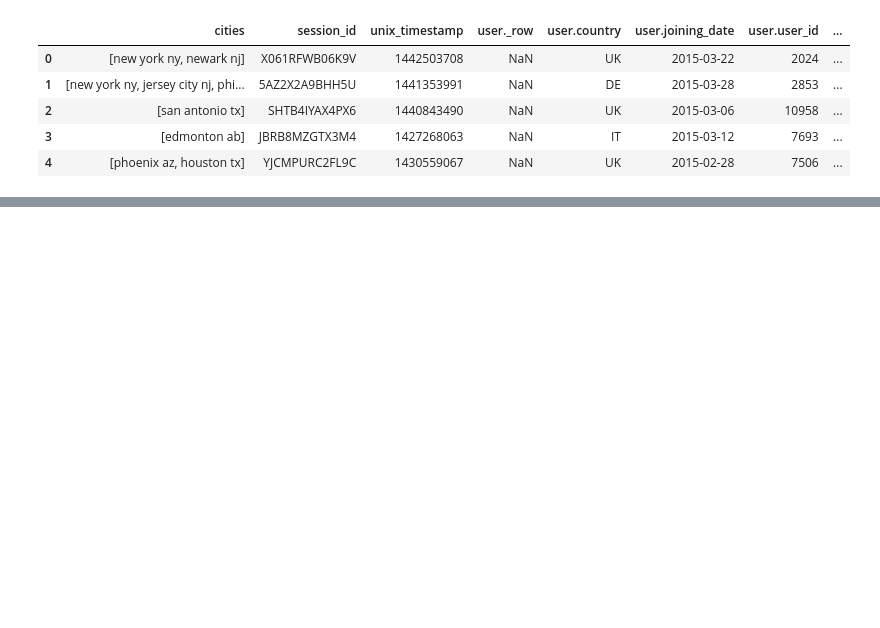
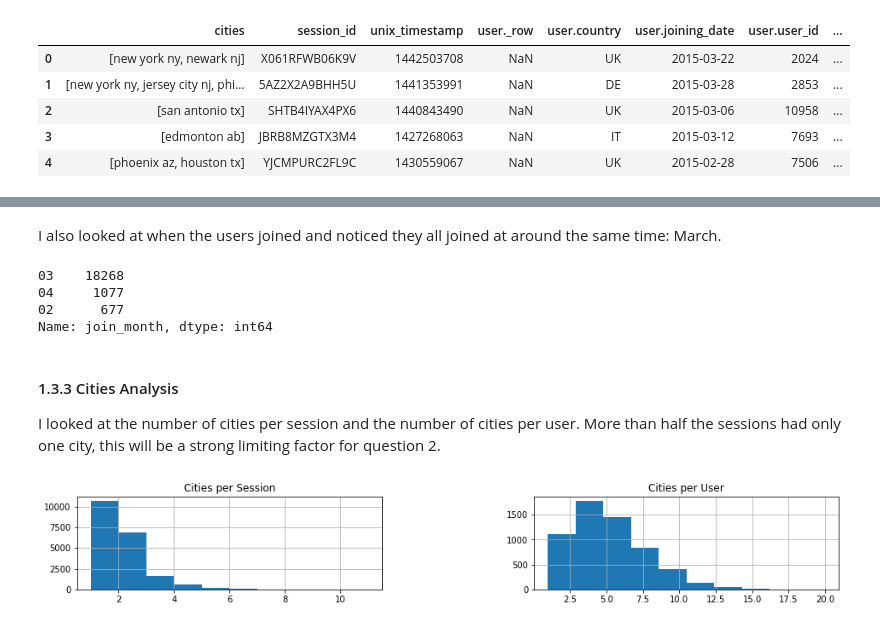
Before and after one commit to asutcl/mtl-xyz, a Jupyter notebook: Coveo Technical Challenge.ipynb, the cells around one changed output, grey strips where cells are left out. Drawn from its saved outputs; the diff is of its cells as text; code cells hidden in the pictures; blank space fills up the shorter version.

```diff
--- a/Coveo Technical Challenge.ipynb
+++ b/Coveo Technical Challenge.ipynb
@@ -307,0 +162,22 @@ user_origins
+# %% [markdown]
+I also looked at when the users joined and noticed they all joined at around the same time: March.
+# %%
+countries_sessions['ALL'].df['join_month'].value_counts()
+# %% [output]
+03    18268
+04     1077
+02      677
+Name: join_month, dtype: int64
+# %% [markdown]
+#### 1.3.3 Cities Analysis
+
+I looked at the number of cities per session and the number of cities per user. More than half the sessions had only one city, this will be a strong limiting factor for question 2.
+# %%
+fig, (ax1, ax2) = plt.subplots(1, 2, figsize=(16,2))
+(countries_sessions['ALL'].get_requests_stats()).hist(ax=ax1)
+ax1.set_title('Cities per Session')
+(countries_sessions['ALL'].get_requests_stats_per_user()).hist(ax=ax2)
+ax2.set_title('Cities per User')
+plt.subplots_adjust(wspace=0.5, hspace=0.4)
+# %% [output]
+[figure, added]
```
Also changed, not shown: parts of 67 cells of this notebook, 4 other files.
